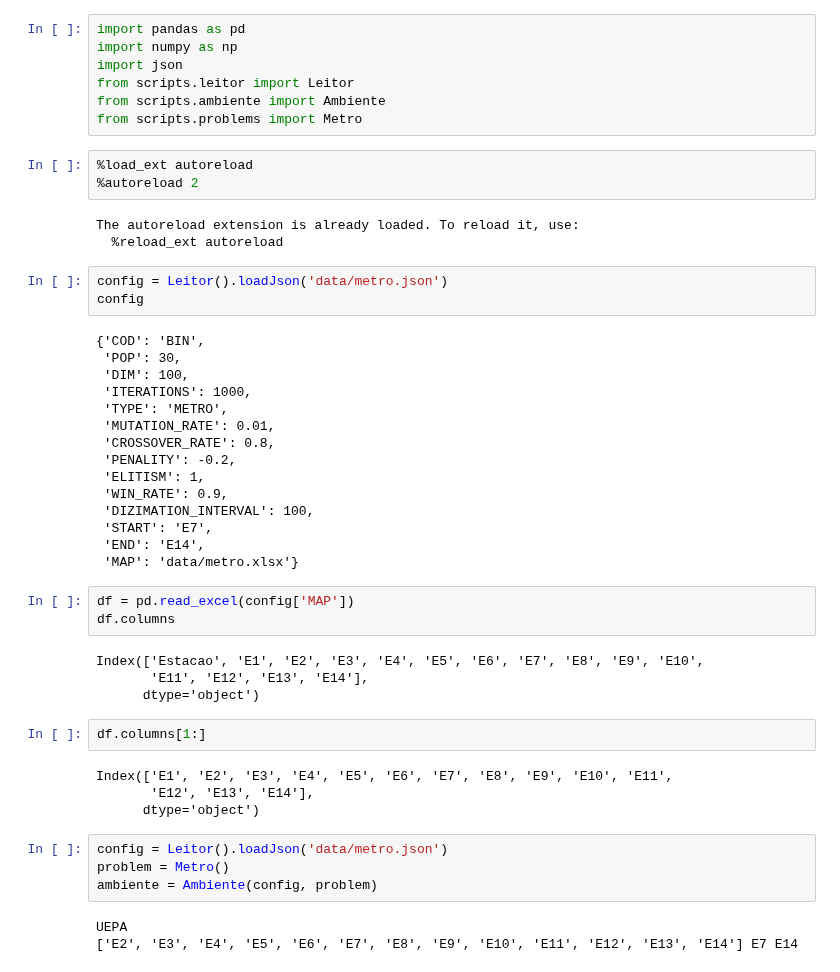
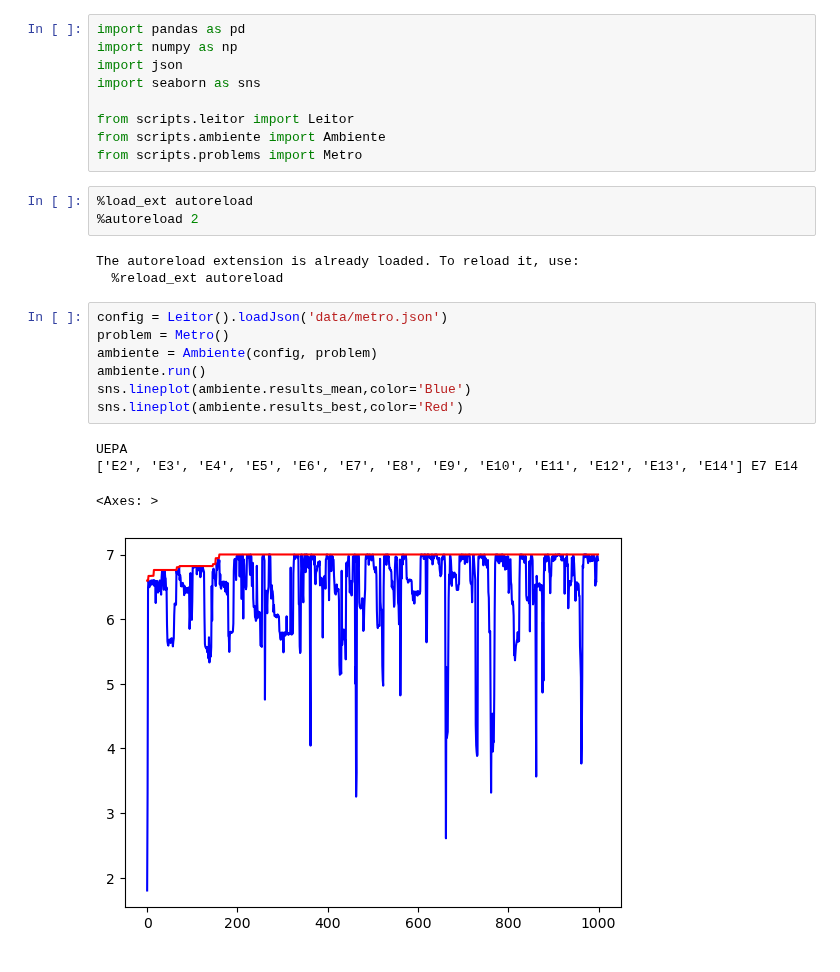
Before and after one commit to ThiagoBrandenburg/Implementacoes-IA, a Jupyter notebook: AlgoritmoGenetico/nb_metro.ipynb, the cells around one changed output. Saved outputs shown, nothing was run; the diff lists cells and outputs as text.

Commit message:
Metroooooo

```diff
--- a/AlgoritmoGenetico/nb_metro.ipynb
+++ b/AlgoritmoGenetico/nb_metro.ipynb
@@ -2,6 +2,8 @@
 import pandas as pd
 import numpy as np
 import json
+import seaborn as sns
+
 from scripts.leitor import Leitor
 from scripts.ambiente import Ambiente
 from scripts.problems import Metro
@@ -11,41 +13,15 @@ from scripts.problems import Metro
 # %% [output]
 The autoreload extension is already loaded. To reload it, use:
   %reload_ext autoreload
-# %%
-config = Leitor().loadJson('data/metro.json')
-config
-# %% [output]
-{'COD': 'BIN',
- 'POP': 30,
- 'DIM': 100,
- 'ITERATIONS': 1000,
- 'TYPE': 'METRO',
- 'MUTATION_RATE': 0.01,
- 'CROSSOVER_RATE': 0.8,
- 'PENALITY': -0.2,
- 'ELITISM': 1,
- 'WIN_RATE': 0.9,
- 'DIZIMATION_INTERVAL': 100,
- 'START': 'E7',
- 'END': 'E14',
- 'MAP': 'data/metro.xlsx'}
-# %%
-df = pd.read_excel(config['MAP'])
-df.columns
-# %% [output]
-Index(['Estacao', 'E1', 'E2', 'E3', 'E4', 'E5', 'E6', 'E7', 'E8', 'E9', 'E10',
-       'E11', 'E12', 'E13', 'E14'],
-      dtype='object')
-# %%
-df.columns[1:]
-# %% [output]
-Index(['E1', 'E2', 'E3', 'E4', 'E5', 'E6', 'E7', 'E8', 'E9', 'E10', 'E11',
-       'E12', 'E13', 'E14'],
-      dtype='object')
 # %%
 config = Leitor().loadJson('data/metro.json')
 problem = Metro()
 ambiente = Ambiente(config, problem)
+ambiente.run()
+sns.lineplot(ambiente.results_mean,color='Blue')
+sns.lineplot(ambiente.results_best,color='Red')
 # %% [output]
 UEPA
 ['E2', 'E3', 'E4', 'E5', 'E6', 'E7', 'E8', 'E9', 'E10', 'E11', 'E12', 'E13', 'E14'] E7 E14
+<Axes: >
+[figure, added]
```
Also changed, not shown: parts of 6 cells of this notebook, 3 other files.
